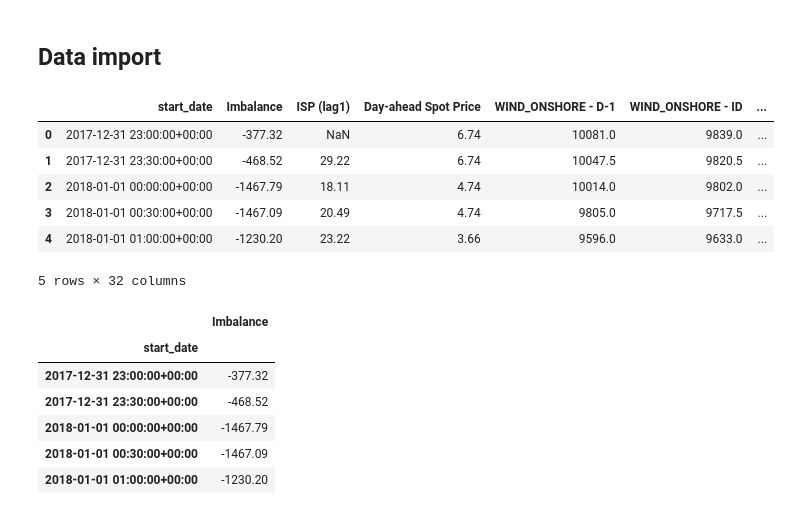
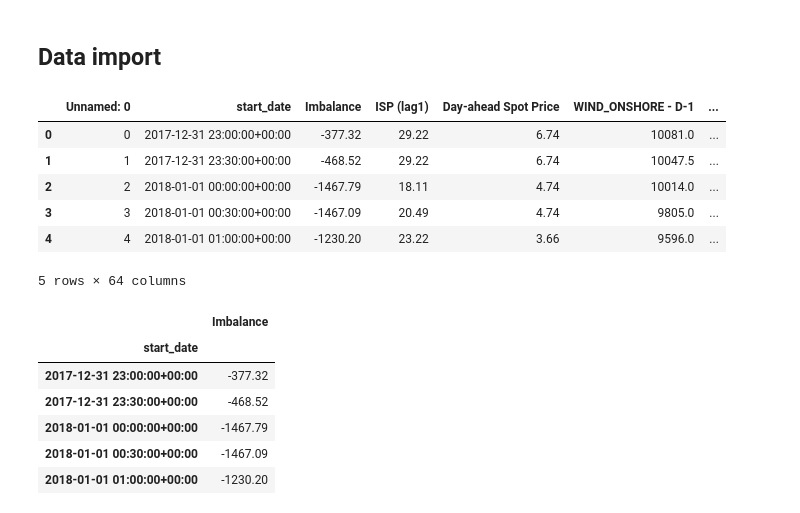
Before and after one commit to 0scarjny/BachelorThesis, a Jupyter notebook: code/eda.ipynb, the cells around one changed output. Cells and saved outputs as stored; diff of their text form; code cells hidden in the pictures.

```diff
--- a/code/eda.ipynb
+++ b/code/eda.ipynb
@@ -17,18 +17,18 @@ from statsmodels.graphics.tsaplots import plot_acf, plot_pacf
 import statsmodels.api as sm
 from matplotlib.gridspec import GridSpec
 # %%
-df = pd.read_csv(r"/Users/oscar/Documents/VS Code/Thesis/data/data_ml_new.csv")
+df = pd.read_csv(r"/Users/oscar/Documents/VS Code/Thesis/data/data.csv")
 
 df['start_date'] = pd.to_datetime(df['start_date'])
 df.head()
 # %% [output]
-|  | start_date | Imbalance | ISP (lag1) | Day-ahead Spot Price | WIND_ONSHORE - D-1 | WIND_ONSHORE - ID | ... |
-| 0 | 2017-12-31 23:00:00+00:00 | -377.32 | NaN | 6.74 | 10081.0 | 9839.0 | ... |
-| 1 | 2017-12-31 23:30:00+00:00 | -468.52 | 29.22 | 6.74 | 10047.5 | 9820.5 | ... |
-| 2 | 2018-01-01 00:00:00+00:00 | -1467.79 | 18.11 | 4.74 | 10014.0 | 9802.0 | ... |
-| 3 | 2018-01-01 00:30:00+00:00 | -1467.09 | 20.49 | 4.74 | 9805.0 | 9717.5 | ... |
-| 4 | 2018-01-01 01:00:00+00:00 | -1230.20 | 23.22 | 3.66 | 9596.0 | 9633.0 | ... |
+|  | Unnamed: 0 | start_date | Imbalance | ISP (lag1) | Day-ahead Spot Price | WIND_ONSHORE - D-1 | ... |
+| 0 | 0 | 2017-12-31 23:00:00+00:00 | -377.32 | 29.22 | 6.74 | 10081.0 | ... |
+| 1 | 1 | 2017-12-31 23:30:00+00:00 | -468.52 | 29.22 | 6.74 | 10047.5 | ... |
+| 2 | 2 | 2018-01-01 00:00:00+00:00 | -1467.79 | 18.11 | 4.74 | 10014.0 | ... |
+| 3 | 3 | 2018-01-01 00:30:00+00:00 | -1467.09 | 20.49 | 4.74 | 9805.0 | ... |
+| 4 | 4 | 2018-01-01 01:00:00+00:00 | -1230.20 | 23.22 | 3.66 | 9596.0 | ... |
-5 rows × 32 columns
+5 rows × 64 columns
 # %%
 data = df[['start_date', 'Imbalance']]
 data = data.set_index('start_date')
```
Also changed, not shown: parts of 1 cell of this notebook.
